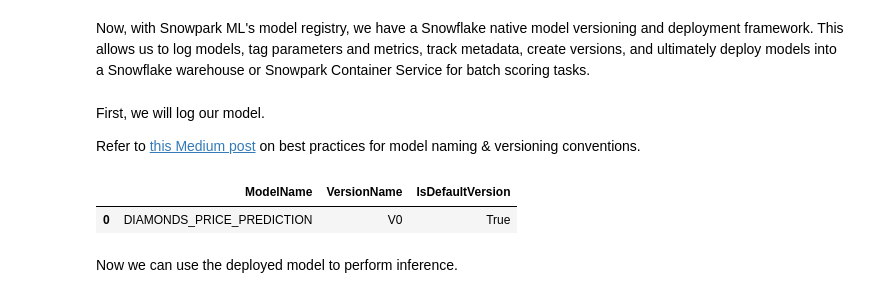
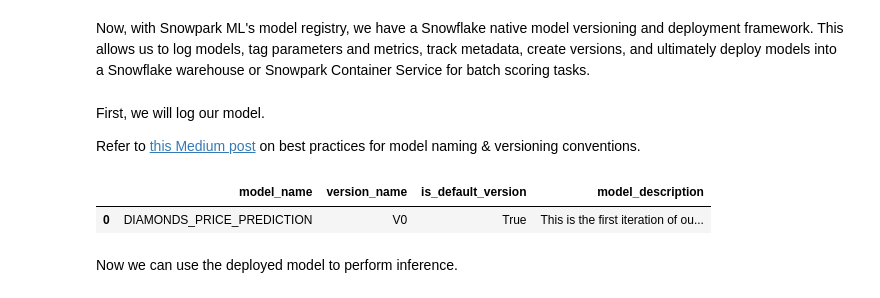
Before and after one commit to Snowflake-Labs/sfguide-intro-to-machine-learning-with-snowflake-ml-for-python, a Jupyter notebook: 3_snowpark_ml_model_training_deployment.ipynb, the cells around one changed output. Drawn from its saved outputs; the diff is of its cells as text; code cells hidden in the pictures.

Commit message:
Added model desc

```diff
--- a/3_snowpark_ml_model_training_deployment.ipynb
+++ b/3_snowpark_ml_model_training_deployment.ipynb
@@ -357,18 +357,18 @@ model_ref.set_metric(metric_name="mean_abs_pct_err", value=optimal_mape)
 # Add a description
 model_ref.description = "This is the first iteration of our Diamonds Price Prediction model. It is used for demo purposes."
 # %%
-# Let's confirm it was added
-def ListModelsInRegistry(native_registry):
+#Let's confirm it was added
+def list_models_in_registry(native_registry):
     all_models = []
     for model in native_registry.list_models():
         for mv in model.list_versions():
-            all_models.append([mv.model_name, mv.version_name, model.default.version_name == mv.version_name])
-    return pd.DataFrame(all_models, columns=["ModelName", "VersionName", "IsDefaultVersion"])
+            all_models.append([mv.model_name, mv.version_name, model.default.version_name == mv.version_name, mv.description])
+    return pd.DataFrame(all_models, columns=["model_name", "version_name", "is_default_version", 'model_description'])
 
-ListModelsInRegistry(native_registry)
+list_models_in_registry(native_registry)
 # %% [output]
-|  | ModelName | VersionName | IsDefaultVersion |
-| 0 | DIAMONDS_PRICE_PREDICTION | V0 | True |
+|  | model_name | version_name | is_default_version | model_description |
+| 0 | DIAMONDS_PRICE_PREDICTION | V0 | True | This is the first iteration of ou... |
 # %% [markdown]
 Now we can use the deployed model to perform inference.
 # %%
```
Also changed, not shown: parts of 4 cells of this notebook.
